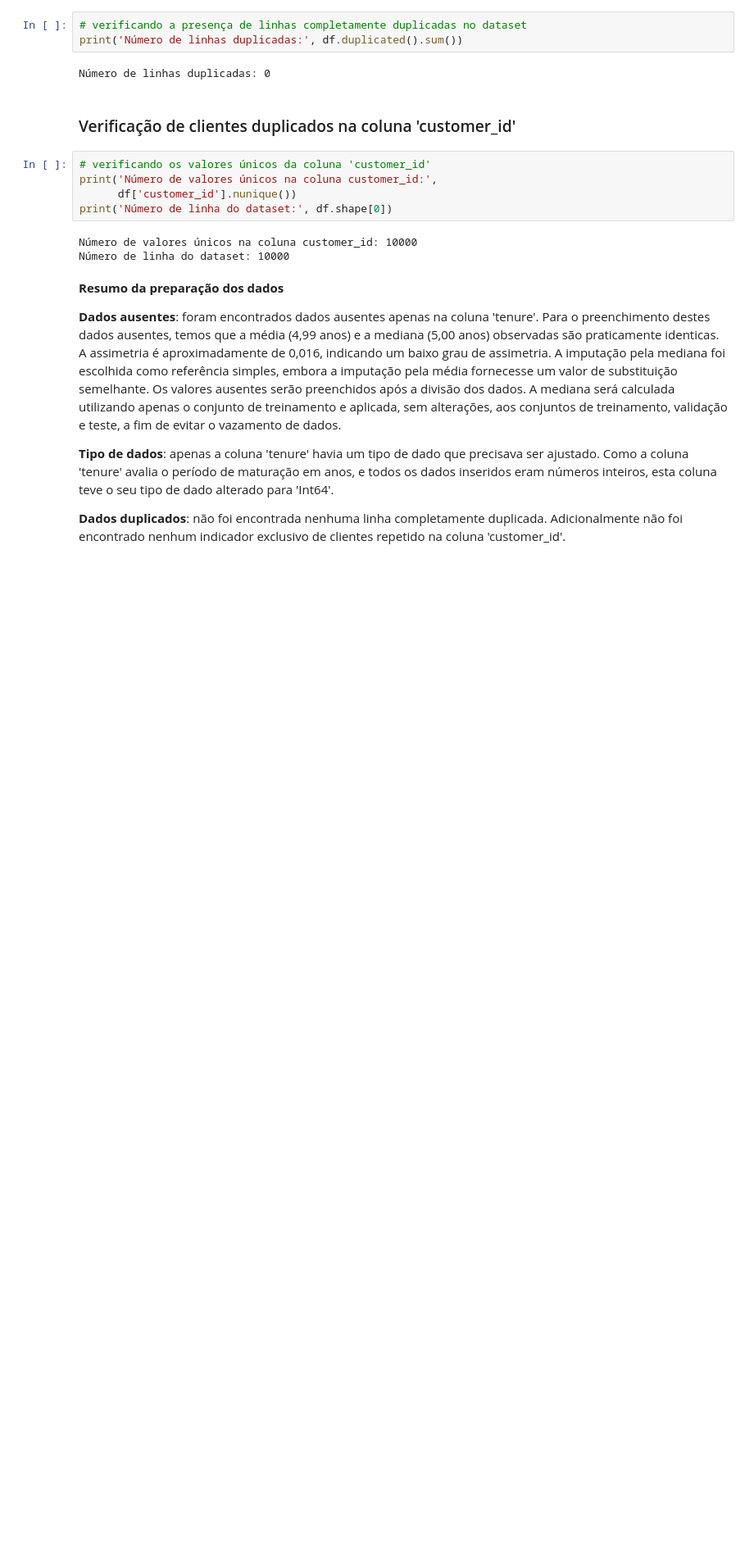
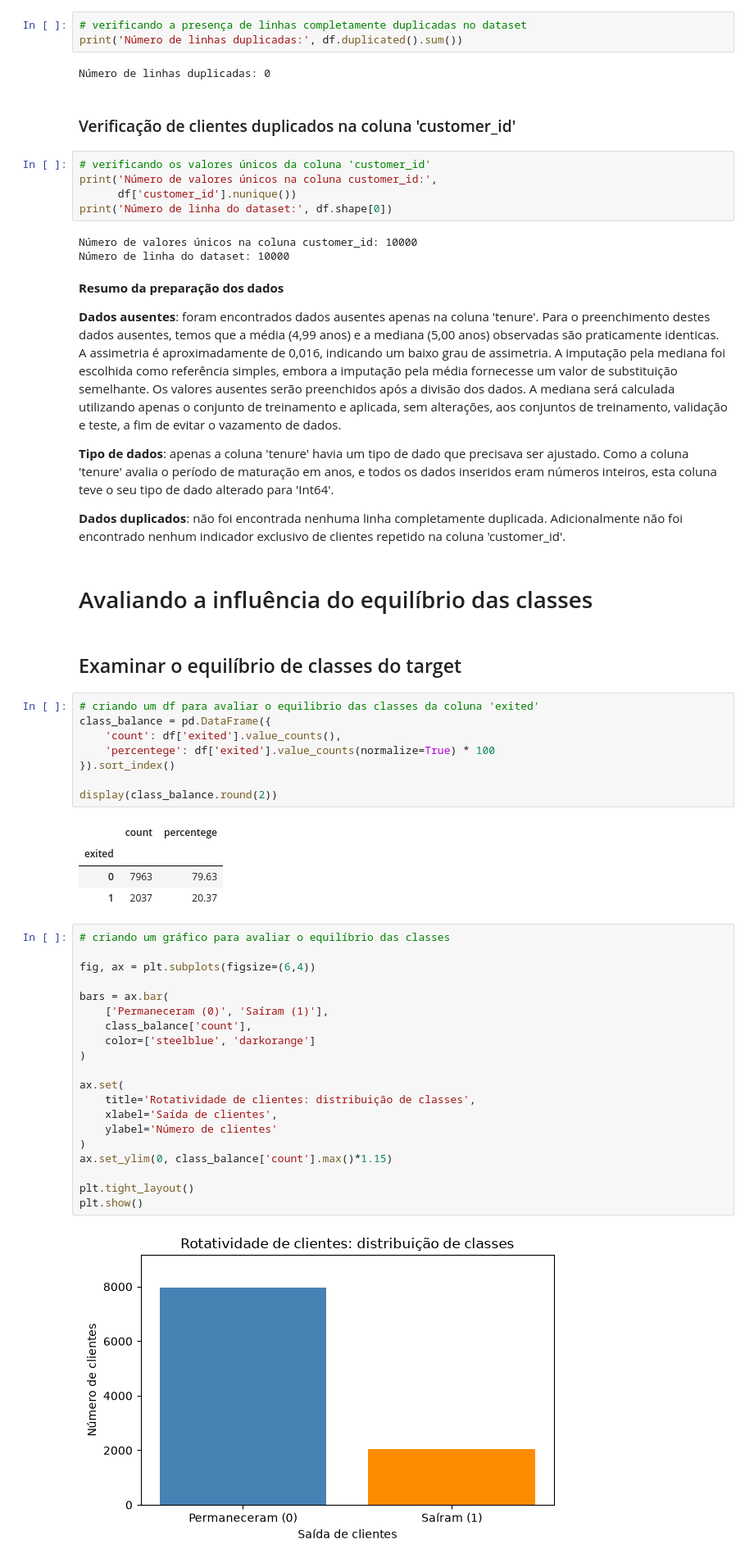
Before and after one commit to pedrolocosta/bank-customer-churn-prediction, a Jupyter notebook: notebook.ipynb, the cells around one changed output. Shown at 82% size. Cells and saved outputs as stored; diff of their text form; blank space fills up the shorter version.

Commit message:
Class balance assessment completed

```diff
--- a/notebook.ipynb
+++ b/notebook.ipynb
@@ -270,3 +271,42 @@ Número de linha do dataset: 10000
 **Tipo de dados**: apenas a coluna 'tenure' havia um tipo de dado que precisava ser ajustado. Como a coluna 'tenure' avalia o período de maturação em anos, e todos os dados inseridos eram números inteiros, esta coluna teve o seu tipo de dado alterado para 'Int64'.
 
 **Dados duplicados**: não foi encontrada nenhuma linha completamente duplicada. Adicionalmente não foi encontrado nenhum indicador exclusivo de clientes repetido na coluna 'customer_id'.
+# %% [markdown]
+# Avaliando a influência do equilíbrio das classes
+# %% [markdown]
+## Examinar o equilíbrio de classes do target
+# %%
+# criando um df para avaliar o equilibrio das classes da coluna 'exited'
+class_balance = pd.DataFrame({
+    'count': df['exited'].value_counts(),
+    'percentege': df['exited'].value_counts(normalize=True) * 100
+}).sort_index()
+
+display(class_balance.round(2))
+# %% [output]
+|  | count | percentege |
+| exited |  |  |
+| 0 | 7963 | 79.63 |
+| 1 | 2037 | 20.37 |
+# %%
+# criando um gráfico para avaliar o equilíbrio das classes
+
+fig, ax = plt.subplots(figsize=(6,4))
+
+bars = ax.bar(
+    ['Permaneceram (0)', 'Saíram (1)'],
+    class_balance['count'],
+    color=['steelblue', 'darkorange']
+)
+
+ax.set(
+    title='Rotatividade de clientes: distribuição de classes',
+    xlabel='Saída de clientes',
+    ylabel='Número de clientes'
+)
+ax.set_ylim(0, class_balance['count'].max()*1.15)
+
+plt.tight_layout()
+plt.show()
+# %% [output]
+[figure, added]
```
Also changed, not shown: parts of 4 cells of this notebook.
